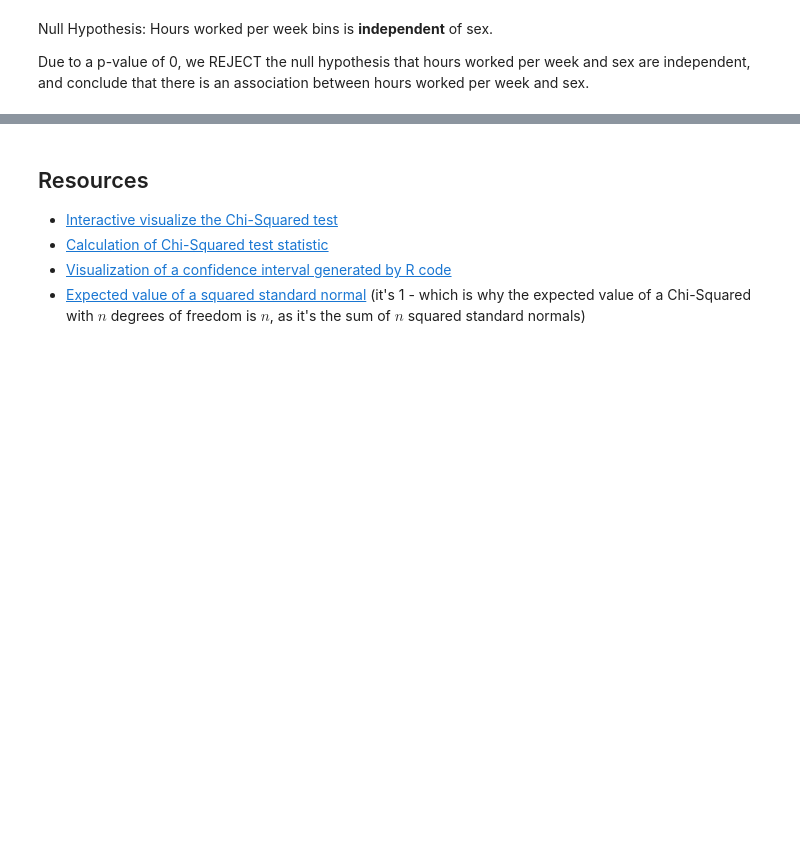
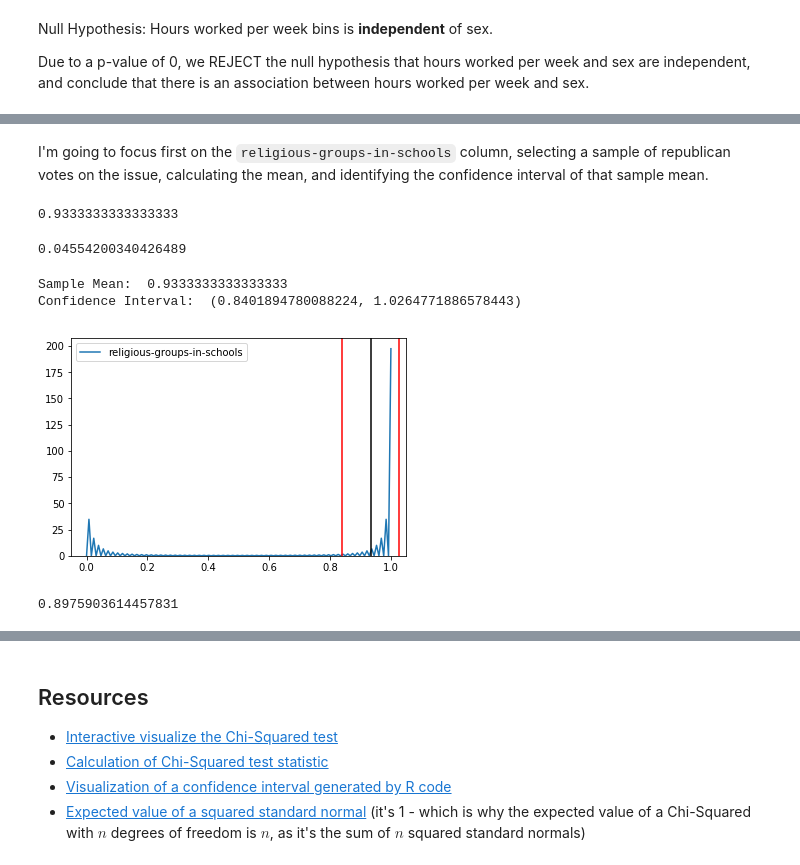
Before and after one commit to garretbassett/DS-Unit-1-Sprint-3-Statistical-Tests-and-Experiments, a Jupyter notebook: module2-sampling-confidence-intervals-and-hypothesis-testing/Garret_Bassett_LS_DS6_132_Sampling_Confidence_Intervals_and_Hypothesis_Testing.ipynb, the cells around one changed output, grey strips where cells are left out. Cells and saved outputs as stored; diff of their text form; code cells hidden in the pictures; blank space fills up the shorter version.

```diff
--- a/module2-sampling-confidence-intervals-and-hypothesis-testing/Garret_Bassett_LS_DS6_132_Sampling_Confidence_Intervals_and_Hypothesis_Testing.ipynb
+++ b/module2-sampling-confidence-intervals-and-hypothesis-testing/Garret_Bassett_LS_DS6_132_Sampling_Confidence_Intervals_and_Hypothesis_Testing.ipynb
@@ -338,0 +516,44 @@ Stretch goals:
+# %% [markdown]
+I'm going to focus first on the `religious-groups-in-schools` column, selecting a sample of republican votes on the issue, calculating the mean, and identifying the confidence interval of that sample mean.
+# %%
+# CREATE SAMPLE MEAN
+rep_rel_sample = (votes['religious-groups-in-schools'][votes['party'] == 'republican']
+                  .dropna()
+                  .sample(30)
+                 )
+sample_mean = rep_rel_sample.mean()
+sample_mean
+# %% [output]
+0.9333333333333333
+# %%
+# CALC STD ERROR
+sample_std = np.std(rep_rel_sample)
+sample_size = len(rep_rel_sample)
+
+std_error = sample_std / np.sqrt(sample_size)
+std_error
+# %% [output]
+0.04554200340426489
+# %%
+# CALC CONFIDENCE INTERVAL
+
+t = stats.t.ppf(.975, sample_size-1)
+
+confidence_interval = (sample_mean - t * std_error, sample_mean + t * std_error)
+print('Sample Mean: ', sample_mean)
+print('Confidence Interval: ', confidence_interval)
+# %% [output]
+Sample Mean:  0.9333333333333333
+Confidence Interval:  (0.8401894780088224, 1.0264771886578443)
+# %%
+sns.kdeplot(rep_rel_sample)
+plt.axvline(x=sample_mean, color='k')
+plt.axvline(x=confidence_interval[0], color='r')
+plt.axvline(x=confidence_interval[1], color='r')
+plt.show()
+# %% [output]
+[figure, added]
+# %%
+votes['religious-groups-in-schools'][votes['party'] == 'republican'].mean()
+# %% [output]
+0.8975903614457831
```
Also changed, not shown: parts of 34 cells of this notebook.
